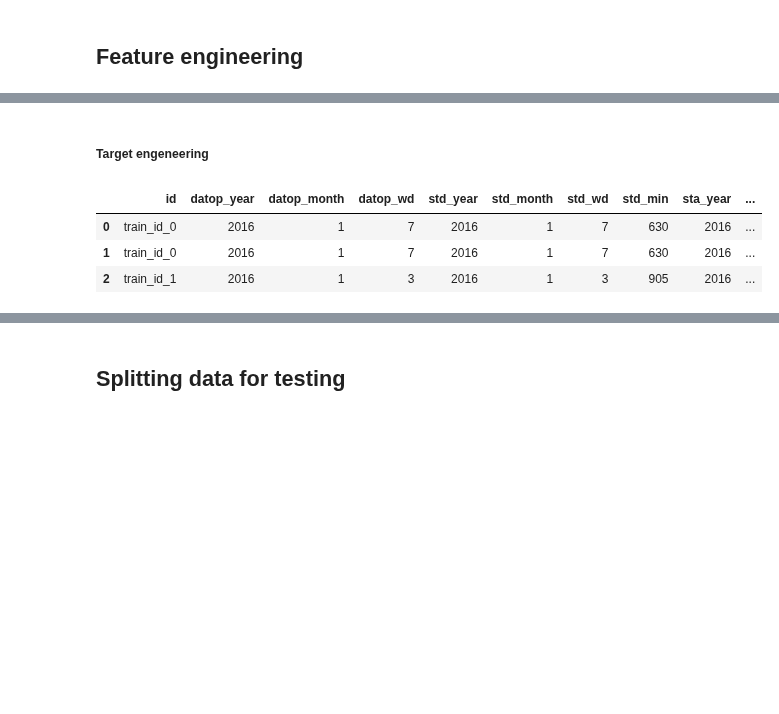
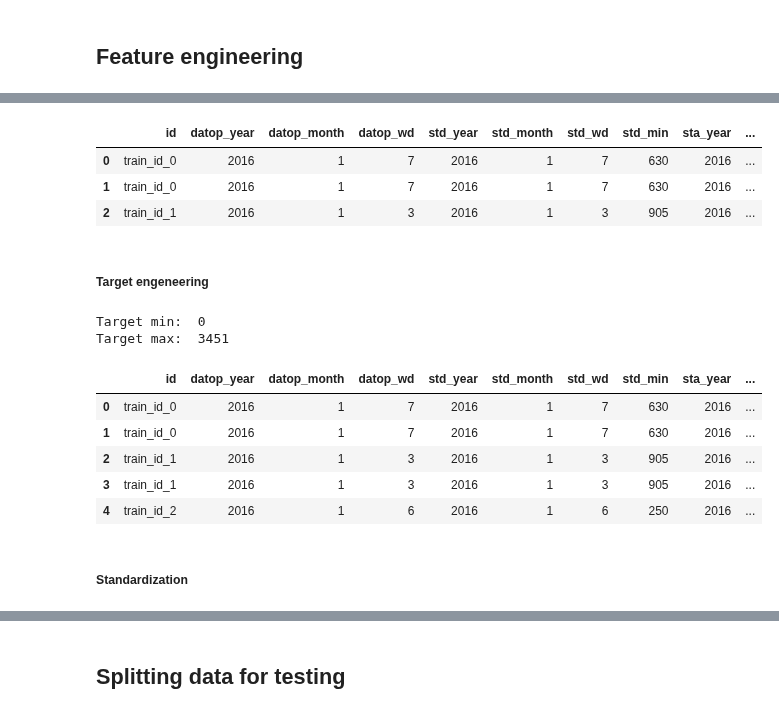
Before and after one commit to SimonBernarding/ML_project_SimonBernarding, a Jupyter notebook: project_classification.ipynb, the cells around one changed output, grey strips where cells are left out. Saved outputs shown, nothing was run; the diff lists cells and outputs as text; code cells hidden in the pictures; blank space fills up the shorter version.

```diff
--- a/project_classification.ipynb
+++ b/project_classification.ipynb
@@ -557,6 +557,16 @@ df_encoded = df_encoded.drop(column, axis=1)
 
 # Now, combine the non-encoded columns from df with the encoded columns from df_encoded
 df = pd.concat([df, df_encoded], axis=1)
+# %%
+df = df.drop(['depstn', 'arrstn', 'status', 'airline_1'], axis=1) # reduced by aggressive feature drop
+duplicate_columns = df.columns[df.columns.duplicated()]
+df = df.loc[:, ~df.columns.duplicated()]
+df.head(3)
+# %% [output]
+|  | id | datop_year | datop_month | datop_wd | std_year | std_month | std_wd | std_min | sta_year | ... |
+| 0 | train_id_0 | 2016 | 1 | 7 | 2016 | 1 | 7 | 630 | 2016 | ... |
+| 1 | train_id_0 | 2016 | 1 | 7 | 2016 | 1 | 7 | 630 | 2016 | ... |
+| 2 | train_id_1 | 2016 | 1 | 3 | 2016 | 1 | 3 | 905 | 2016 | ... |
 # %% [markdown]
 ##### Target engeneering
 # %%
@@ -565,19 +575,26 @@ print("Target min: ", df["target"].min())
 print("Target max: ", df["target"].max())
 
 # Set interval in minutes
-interval = 300
+interval = 10
 
+# Check if 'target_cat' column exists and drop it if it does
+if 'target_cat' in df.columns:
+    df = df.drop('target_cat', axis=1)
+
+# Insert the new 'target_cat' column
 idx = df.columns.get_loc('target')
-
 df.insert(loc=idx+1, column='target_cat', value=df['target'].apply(lambda x: (x // interval) + 1 if x > 0 else 0))
-#df = df.drop("target_cat", axis=1)
+# %% [output]
+Target min:  0
+Target max:  3451
-# %%
-df = df.drop(['depstn', 'arrstn', 'status', 'airline_1'], axis=1) # reduced by aggressive feature drop
-duplicate_columns = df.columns[df.columns.duplicated()]
-df = df.loc[:, ~df.columns.duplicated()]
-df.head(3)
-# %% [output]
-|  | id | datop_year | datop_month | datop_wd | std_year | std_month | std_wd | std_min | sta_year | ... |
-| 0 | train_id_0 | 2016 | 1 | 7 | 2016 | 1 | 7 | 630 | 2016 | ... |
-| 1 | train_id_0 | 2016 | 1 | 7 | 2016 | 1 | 7 | 630 | 2016 | ... |
-| 2 | train_id_1 | 2016 | 1 | 3 | 2016 | 1 | 3 | 905 | 2016 | ... |
+# %%
+df.head()
+# %% [output]
+|  | id | datop_year | datop_month | datop_wd | std_year | std_month | std_wd | std_min | sta_year | ... |
+| 0 | train_id_0 | 2016 | 1 | 7 | 2016 | 1 | 7 | 630 | 2016 | ... |
+| 1 | train_id_0 | 2016 | 1 | 7 | 2016 | 1 | 7 | 630 | 2016 | ... |
+| 2 | train_id_1 | 2016 | 1 | 3 | 2016 | 1 | 3 | 905 | 2016 | ... |
+| 3 | train_id_1 | 2016 | 1 | 3 | 2016 | 1 | 3 | 905 | 2016 | ... |
+| 4 | train_id_2 | 2016 | 1 | 6 | 2016 | 1 | 6 | 250 | 2016 | ... |
+# %% [markdown]
+##### Standardization
```
Also changed, not shown: parts of 7 cells of this notebook.
